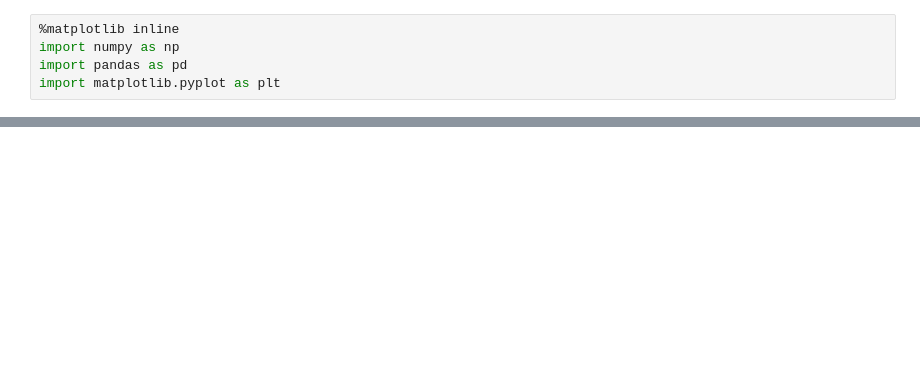
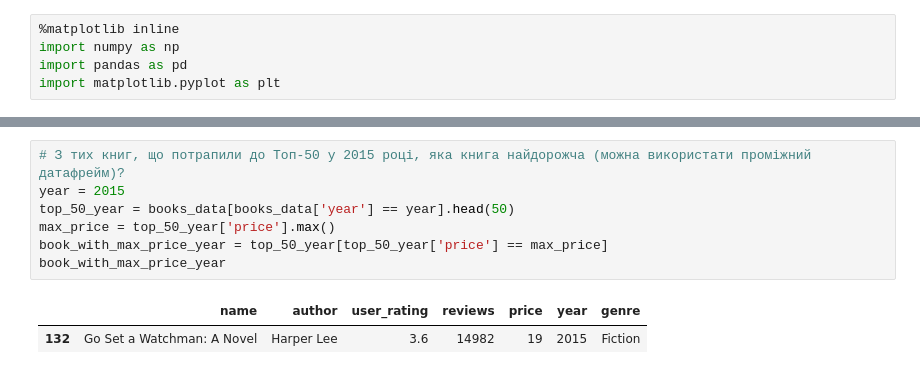
Before and after one commit to AlexanderSingaevsky/DataScience, a Jupyter notebook: Hw02/Hw2.3.ipynb, the cells around one changed output, grey strips where cells are left out. Cells and saved outputs as stored; diff of their text form; blank space fills up the shorter version.

```diff
--- a/Hw02/Hw2.3.ipynb
+++ b/Hw02/Hw2.3.ipynb
@@ -23,0 +117,10 @@ data
+# %%
+# З тих книг, що потрапили до Топ-50 у 2015 році, яка книга найдорожча (можна використати проміжний датафрейм)?
+year = 2015
+top_50_year = books_data[books_data['year'] == year].head(50)
+max_price = top_50_year['price'].max()
+book_with_max_price_year = top_50_year[top_50_year['price'] == max_price]
+book_with_max_price_year
+# %% [output]
+|  | name | author | user_rating | reviews | price | year | genre |
+| 132 | Go Set a Watchman: A Novel | Harper Lee | 3.6 | 14982 | 19 | 2015 | Fiction |
```
Also changed, not shown: parts of 24 cells of this notebook, 2 other files.
